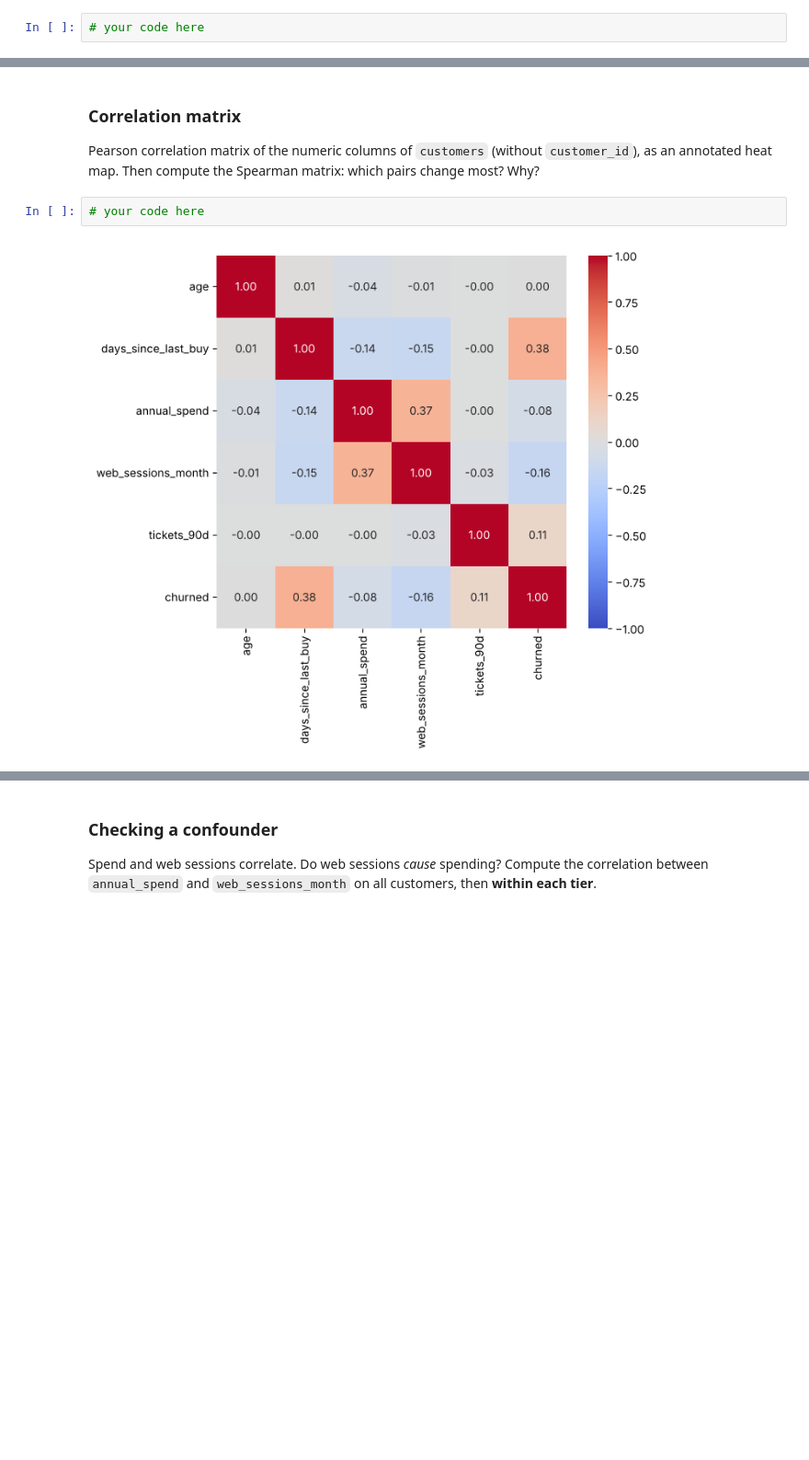
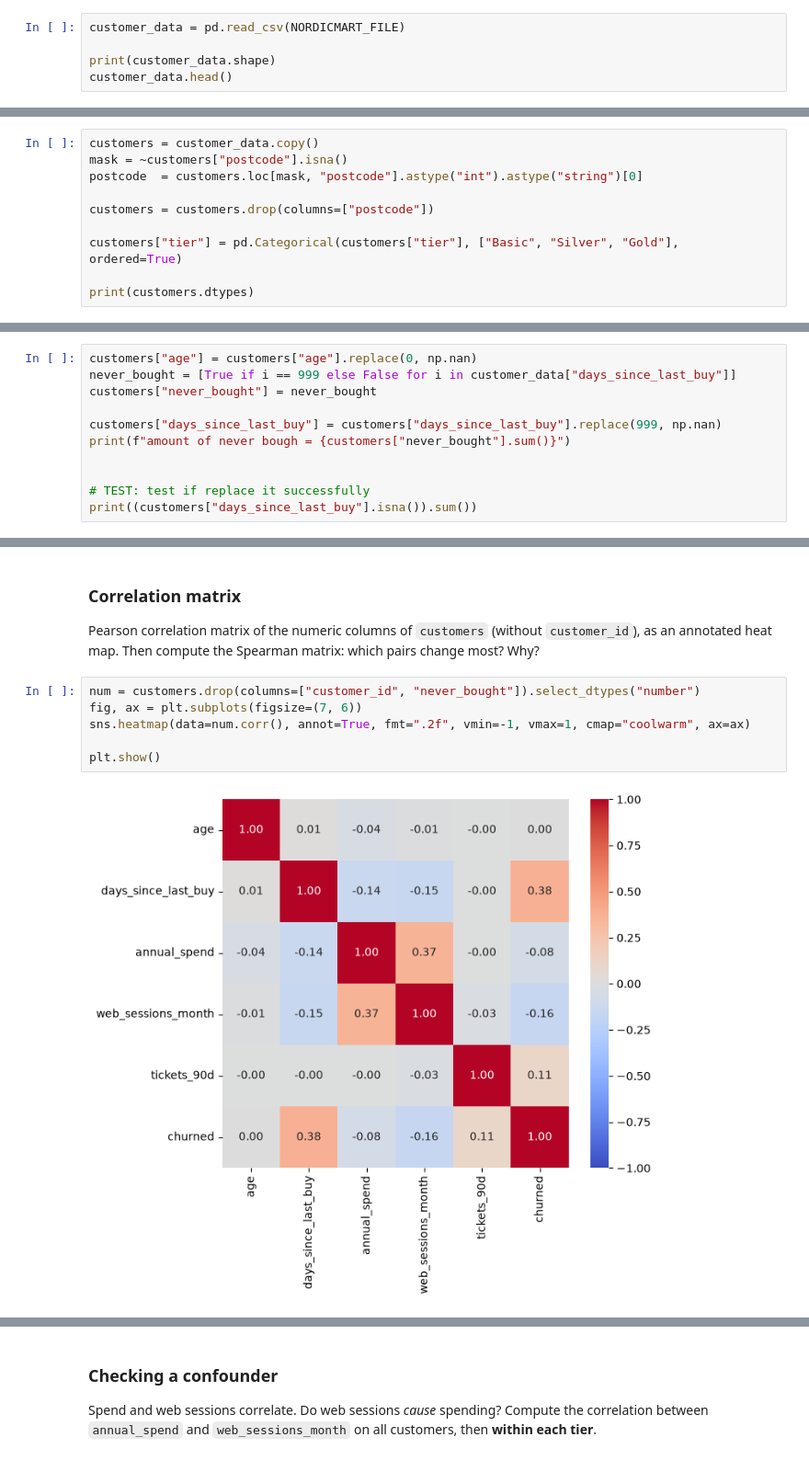
Before and after one commit to mengxian0913/MLDM_Unibo_public, a Jupyter notebook: ML_Lab/notebooks/lab01-eda/lab01-eda.ipynb, the cells around one changed output, grey strips where cells are left out. Shown at 92% size. Cells and saved outputs as stored; diff of their text form; blank space fills up the shorter version.

```diff
--- a/ML_Lab/notebooks/lab01-eda/lab01-eda.ipynb
+++ b/ML_Lab/notebooks/lab01-eda/lab01-eda.ipynb
@@ -404,7 +404,10 @@ Several numbers you compute here appear on the lecture slides: check them.
 
 Load the file into `df` (the **raw** table: it will not be modified), then show `shape`, `head()` and `info()`.
 # %%
-# your code here
+customer_data = pd.read_csv(NORDICMART_FILE)
+
+print(customer_data.shape)
+customer_data.head()
 # %% [output]
 (3000, 9)
 |  | customer_id | tier | age | days_since_last_buy | annual_spend | web_sessions_month | tickets_90d | ... |
@@ -474,0 +480,10 @@ dtype: object
+# %%
+customers = customer_data.copy()
+mask = ~customers["postcode"].isna()
+postcode  = customers.loc[mask, "postcode"].astype("int").astype("string")[0]
+
+customers = customers.drop(columns=["postcode"])
+
+customers["tier"] = pd.Categorical(customers["tier"], ["Basic", "Silver", "Gold"], ordered=True)
+
+print(customers.dtypes)
@@ -569,0 +656,11 @@ age == 0: 47
+# %%
+customers["age"] = customers["age"].replace(0, np.nan)
+never_bought = [True if i == 999 else False for i in customer_data["days_since_last_buy"]]
+customers["never_bought"] = never_bought
+
+customers["days_since_last_buy"] = customers["days_since_last_buy"].replace(999, np.nan)
+print(f"amount of never bough = {customers["never_bought"].sum()}")
+
+
+# TEST: test if replace it successfully
+print((customers["days_since_last_buy"].isna()).sum())
@@ -692,6 +928,10 @@ Box plots of `days_since_last_buy` and of `tickets_90d`, grouped by `churned`. W
 Pearson correlation matrix of the numeric columns of `customers` (without `customer_id`), as an annotated heat map.
 Then compute the Spearman matrix: which pairs change most? Why?
 # %%
-# your code here
+num = customers.drop(columns=["customer_id", "never_bought"]).select_dtypes("number")
+fig, ax = plt.subplots(figsize=(7, 6))
+sns.heatmap(data=num.corr(), annot=True, fmt=".2f", vmin=-1, vmax=1, cmap="coolwarm", ax=ax)
+
+plt.show()
 # %% [output]
-[figure, old version]
+[figure, new version]
```
Also changed, not shown: parts of 68 cells of this notebook.
